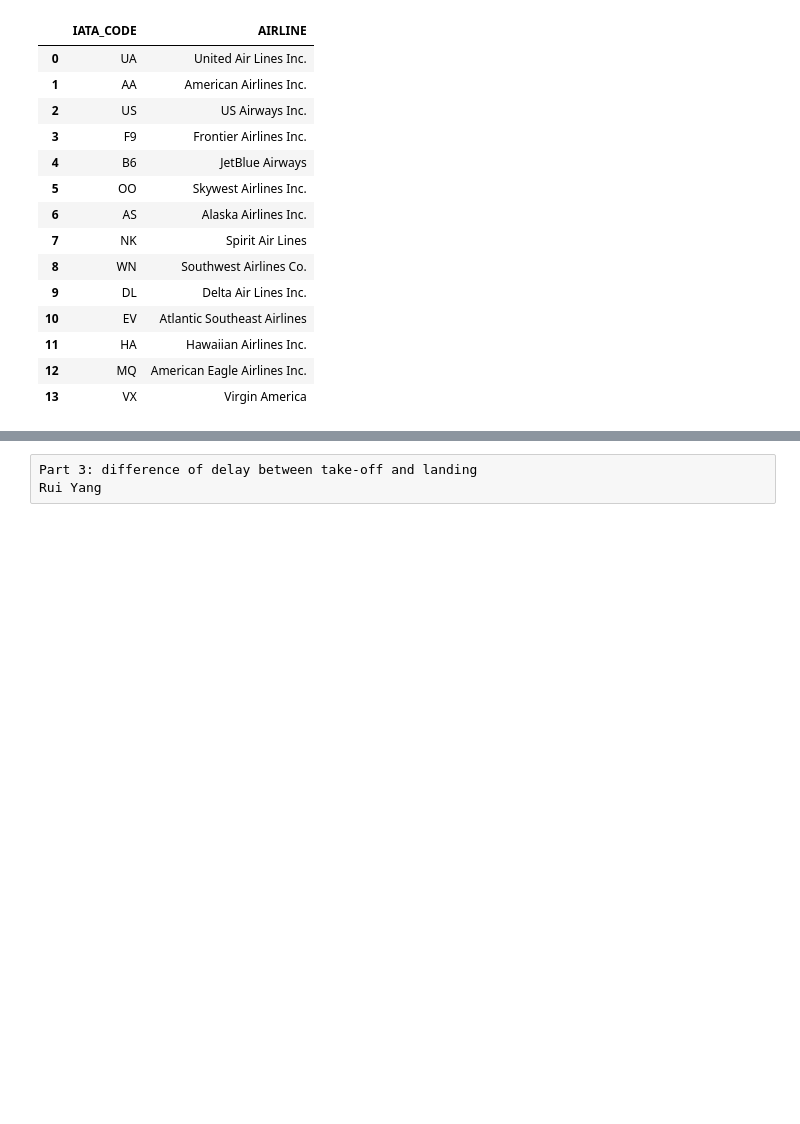
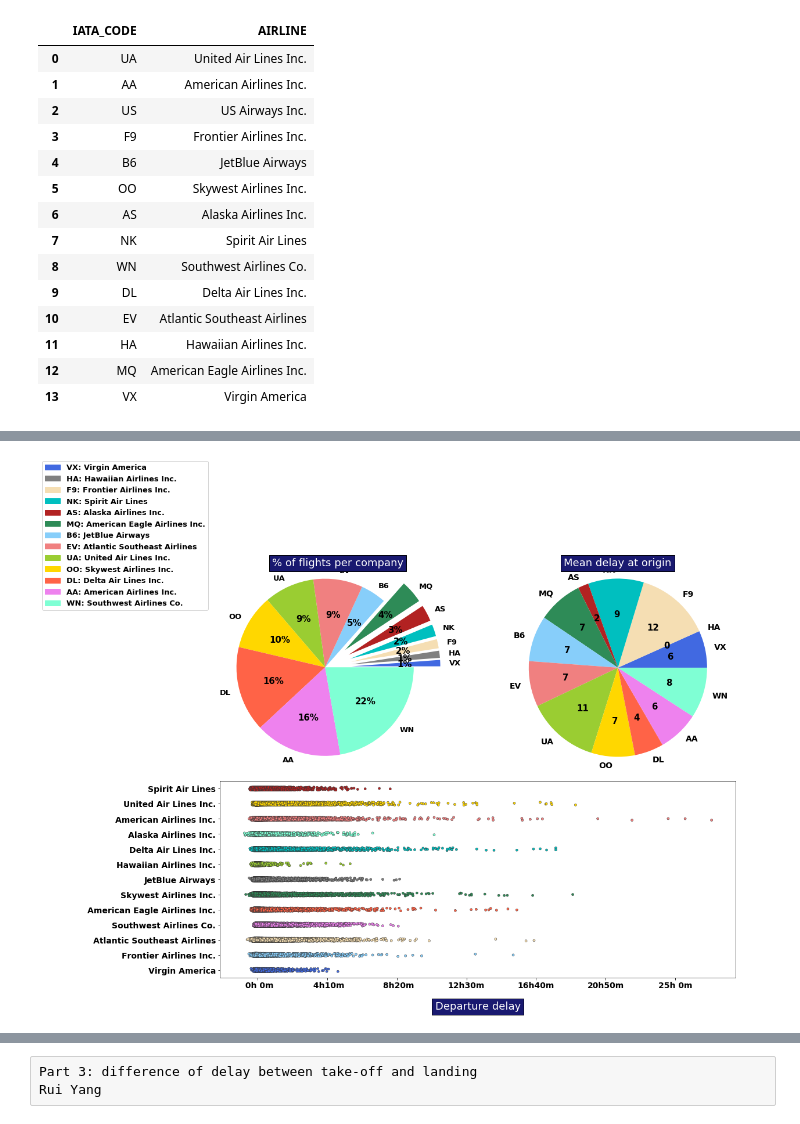
Before and after one commit to INFO6105-Data-Science/Predict-Flight-Delay, a Jupyter notebook: FlightDataAnalysis.ipynb, the cells around one changed output, grey strips where cells are left out. Drawn from its saved outputs; the diff is of its cells as text; code cells hidden in the pictures; blank space fills up the shorter version.

Commit message:
Updated the data cleaning, finished the Part 2

```diff
--- a/FlightDataAnalysis.ipynb
+++ b/FlightDataAnalysis.ipynb
@@ -150,0 +158,6 @@ abbr_companies = airlines_names.set_index('IATA_CODE')['AIRLINE'].to_dict()
+# %%
+def get_stats(group):
+    return {'min': group.min(), 'max':group.max(),'count': group.count(), 'mean':group.mean()}
+global_stats = df['DEPARTURE_DELAY'].groupby(df['AIRLINE']).apply(get_stats).unstack()
+global_stats = global_stats.sort_values('count')
+global_stats
@@ -150,0 +180,73 @@ abbr_companies = airlines_names.set_index('IATA_CODE')['AIRLINE'].to_dict()
+# %%
+import matplotlib.patches as mpatches
+font = { 'family': 'DejaVu Sans','weight' : 'bold', 'size' : 15}
+mpl.rc('font', **font)
+
+# extract a subset of columns and redefine the airlines labeling
+df2 = df.loc[:, ['AIRLINE', 'DEPARTURE_DELAY']]
+df2['AIRLINE'] = df2['AIRLINE'].replace(abbr_companies)
+#________________________________________________________________________
+colors = ['royalblue', 'grey', 'wheat', 'c', 'firebrick', 'seagreen', 'lightskyblue',
+          'lightcoral', 'yellowgreen', 'gold', 'tomato', 'violet', 'aquamarine']
+#___________________________________
+fig = plt.figure(1, figsize=(16,15))
+gs=GridSpec(2,2)
+ax1=fig.add_subplot(gs[0,0])
+ax2=fig.add_subplot(gs[0,1])
+ax3=fig.add_subplot(gs[1,:])
+#------------------------------
+# Pie chart nº1: nb of flights
+#------------------------------
+labels = [s for s in  global_stats.index]
+sizes  = global_stats['count'].values
+explode = [0.3 if sizes[i] < 20000 else 0.0 for i in range(len(abbr_companies))]
+patches, texts, autotexts = ax1.pie(sizes, explode = explode,
+                                labels=labels, colors = colors,  autopct='%1.0f%%',
+                                shadow=False, startangle=0)
+for i in range(len(abbr_companies)):
+    texts[i].set_fontsize(13)
+ax1.axis('equal')
+ax1.set_title('% of flights per company', bbox={'facecolor':'midnightblue', 'pad':5},
+              color = 'w',fontsize=18)
+#------------------------------
+# I set the legend: abreviation -> airline name
+comp_handler = []
+for i in range(len(abbr_companies)):
+    comp_handler.append(mpatches.Patch(color=colors[i],
+            label = global_stats.index[i] + ': ' + abbr_companies[global_stats.index[i]]))
+ax1.legend(handles=comp_handler, bbox_to_anchor=(0.2, 0.9),
+           fontsize = 13, bbox_transform=plt.gcf().transFigure)
+#----------------------------------------
+# Pie chart nº2: mean delay at departure
+#----------------------------------------
+sizes  = global_stats['mean'].values
+sizes  = [max(s,0) for s in sizes]
+explode = [0.0 if sizes[i] < 20000 else 0.01 for i in range(len(abbr_companies))]
+patches, texts, autotexts = ax2.pie(sizes, explode = explode, labels = labels,
+                                colors = colors, shadow=False, startangle=0,
+                                autopct = lambda p :  '{:.0f}'.format(p * sum(sizes) / 100))
+for i in range(len(abbr_companies)):
+    texts[i].set_fontsize(14)
+ax2.axis('equal')
+ax2.set_title('Mean delay at origin', bbox={'facecolor':'midnightblue', 'pad':5},
+              color='w', fontsize=18)
+#------------------------------------------------------
+# striplot with all the values reported for the delays
+#___________________________________________________________________
+# I redefine the colors for correspondance with the pie charts
+colors = ['firebrick', 'gold', 'lightcoral', 'aquamarine', 'c', 'yellowgreen', 'grey',
+          'seagreen', 'tomato', 'violet', 'wheat', 'lightskyblue', 'royalblue']
+#___________________________________________________________________
+ax3 = sns.stripplot(y="AIRLINE", x="DEPARTURE_DELAY", size = 4, palette = colors,
+                    data=df2, linewidth = 0.5,  jitter=True)
+plt.setp(ax3.get_xticklabels(), fontsize=14)
+plt.setp(ax3.get_yticklabels(), fontsize=14)
+ax3.set_xticklabels(['{:2.0f}h{:2.0f}m'.format(*[int(y) for y in divmod(x,60)])
+                         for x in ax3.get_xticks()])
+plt.xlabel('Departure delay', fontsize=18, bbox={'facecolor':'midnightblue', 'pad':5},
+           color='w', labelpad=20)
+ax3.yaxis.label.set_visible(False)
+#________________________
+plt.tight_layout(w_pad=3)
+# %% [output]
+[figure, added]
```
Also changed, not shown: parts of 7 cells of this notebook.
